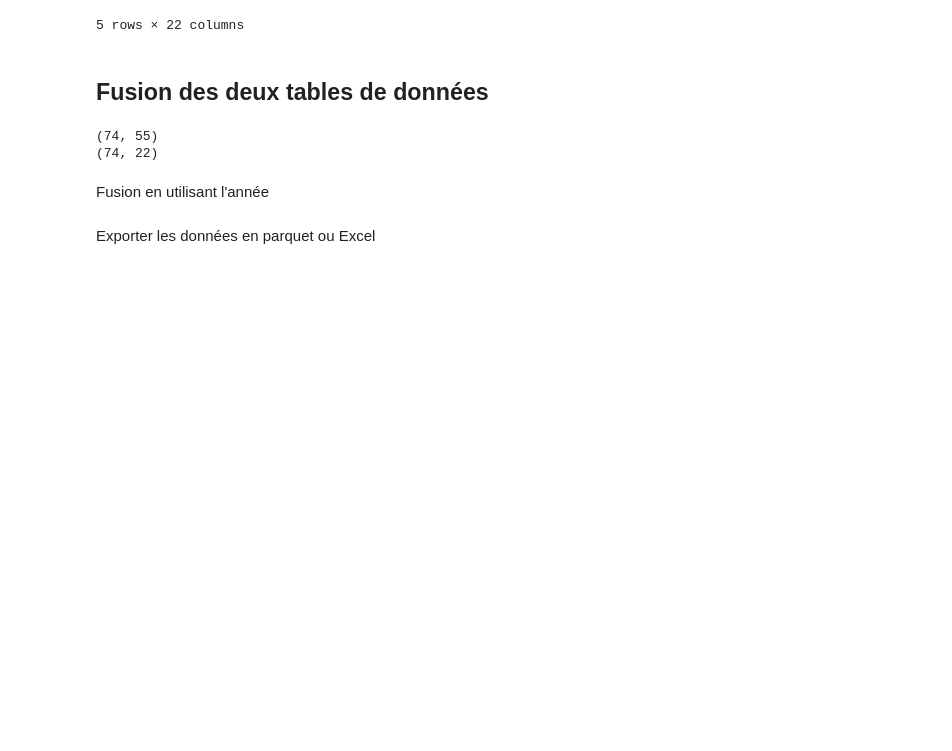
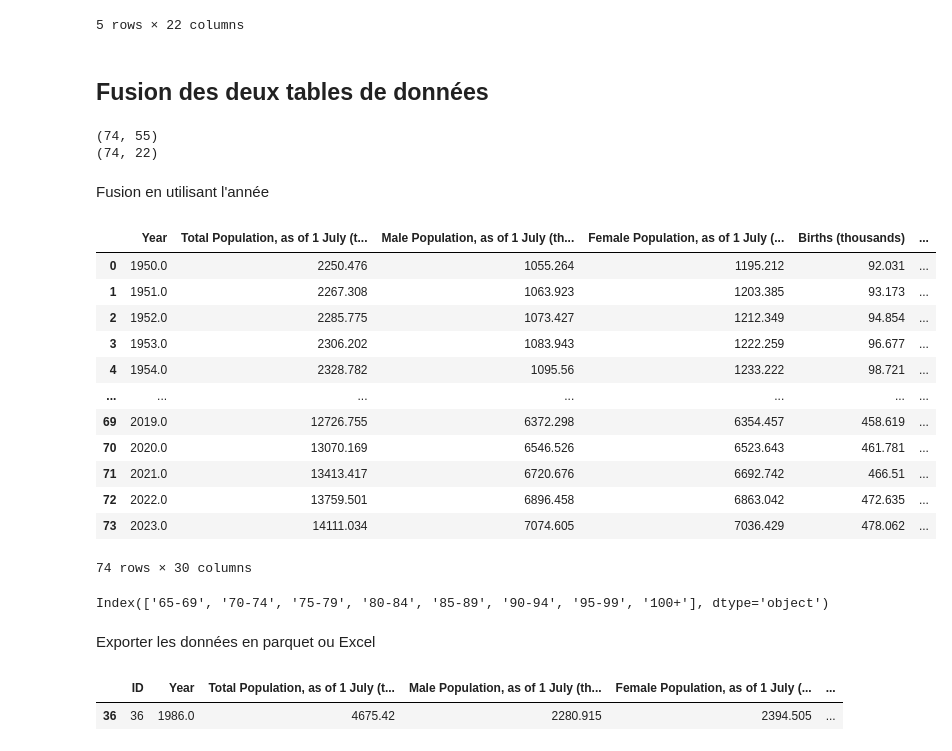
Before and after one commit to FidTCHANDO/ANIP_Challenge1, a Jupyter notebook: DataCollection.ipynb, the cells around one changed output. Cells and saved outputs as stored; diff of their text form; code cells hidden in the pictures; blank space fills up the shorter version.

```diff
--- a/DataCollection.ipynb
+++ b/DataCollection.ipynb
@@ -78 +84,9 @@ benin_data.sample(5)
 5 rows × 55 columns
+# %%
+selected_cols = ['Year', 'Total Population, as of 1 July (thousands)',
+       'Male Population, as of 1 July (thousands)',
+       'Female Population, as of 1 July (thousands)','Births (thousands)',
+       'Total Deaths (thousands)',
+       'Life Expectancy at Birth, both sexes (years)',
+       'Net Number of Migrants (thousands)',
+       'Net Migration Rate (per 1,000 population)']
@@ -104,10 +138,29 @@ print(benin_age.shape)
 # %% [markdown]
 Fusion en utilisant l'année
 # %%
-benin_df = pd.merge(benin_age, benin_data, on="Year")
+benin_df = pd.merge(benin_data[selected_cols], benin_age, on="Year")
+benin_df.reset_index(drop=True)
+# %% [output]
+|  | Year | Total Population, as of 1 July (t... | Male Population, as of 1 July (th... | Female Population, as of 1 July (... | Births (thousands) | ... |
+| 0 | 1950.0 | 2250.476 | 1055.264 | 1195.212 | 92.031 | ... |
+| 1 | 1951.0 | 2267.308 | 1063.923 | 1203.385 | 93.173 | ... |
+| 2 | 1952.0 | 2285.775 | 1073.427 | 1212.349 | 94.854 | ... |
+| 3 | 1953.0 | 2306.202 | 1083.943 | 1222.259 | 96.677 | ... |
+| 4 | 1954.0 | 2328.782 | 1095.56 | 1233.222 | 98.721 | ... |
+| ... | ... | ... | ... | ... | ... | ... |
+| 69 | 2019.0 | 12726.755 | 6372.298 | 6354.457 | 458.619 | ... |
+| 70 | 2020.0 | 13070.169 | 6546.526 | 6523.643 | 461.781 | ... |
+| 71 | 2021.0 | 13413.417 | 6720.676 | 6692.742 | 466.51 | ... |
+| 72 | 2022.0 | 13759.501 | 6896.458 | 6863.042 | 472.635 | ... |
+| 73 | 2023.0 | 14111.034 | 7074.605 | 7036.429 | 478.062 | ... |
+74 rows × 30 columns
 # %%
 benin_df['ID'] = benin_df.index
 
 benin_df = benin_df[[benin_df.columns[-1]] + list(benin_df.columns[:-1])]
+# %%
+benin_df.columns[23:32]
+# %% [output]
+Index(['65-69', '70-74', '75-79', '80-84', '85-89', '90-94', '95-99', '100+'], dtype='object')
 # %% [markdown]
 Exporter les données en parquet ou Excel
@@ -116 +175,6 @@ Exporter les données en parquet ou Excel
+# %%
+benin_df.sample()
+# %% [output]
+|  | ID | Year | Total Population, as of 1 July (t... | Male Population, as of 1 July (th... | Female Population, as of 1 July (... | ... |
+| 36 | 36 | 1986.0 | 4675.42 | 2280.915 | 2394.505 | ... |
 # %%
```
Also changed, not shown: parts of 10 cells of this notebook, 3 other files.
